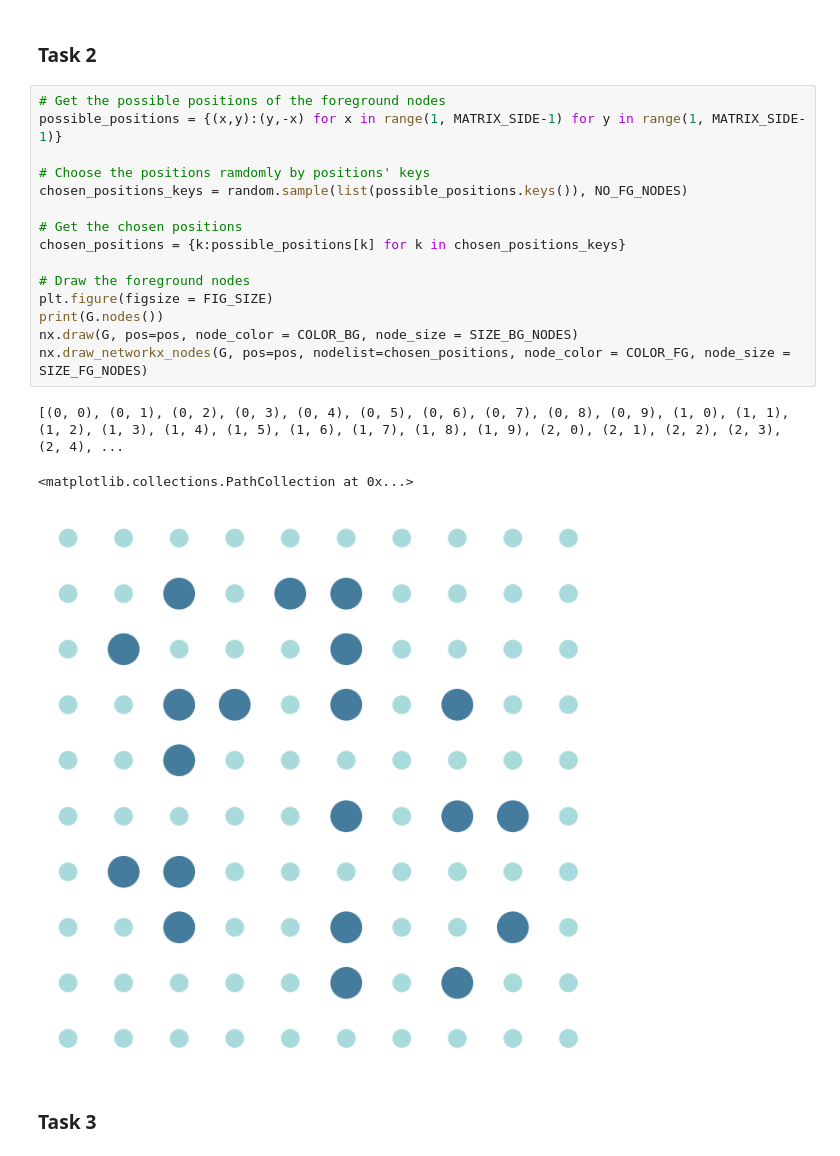
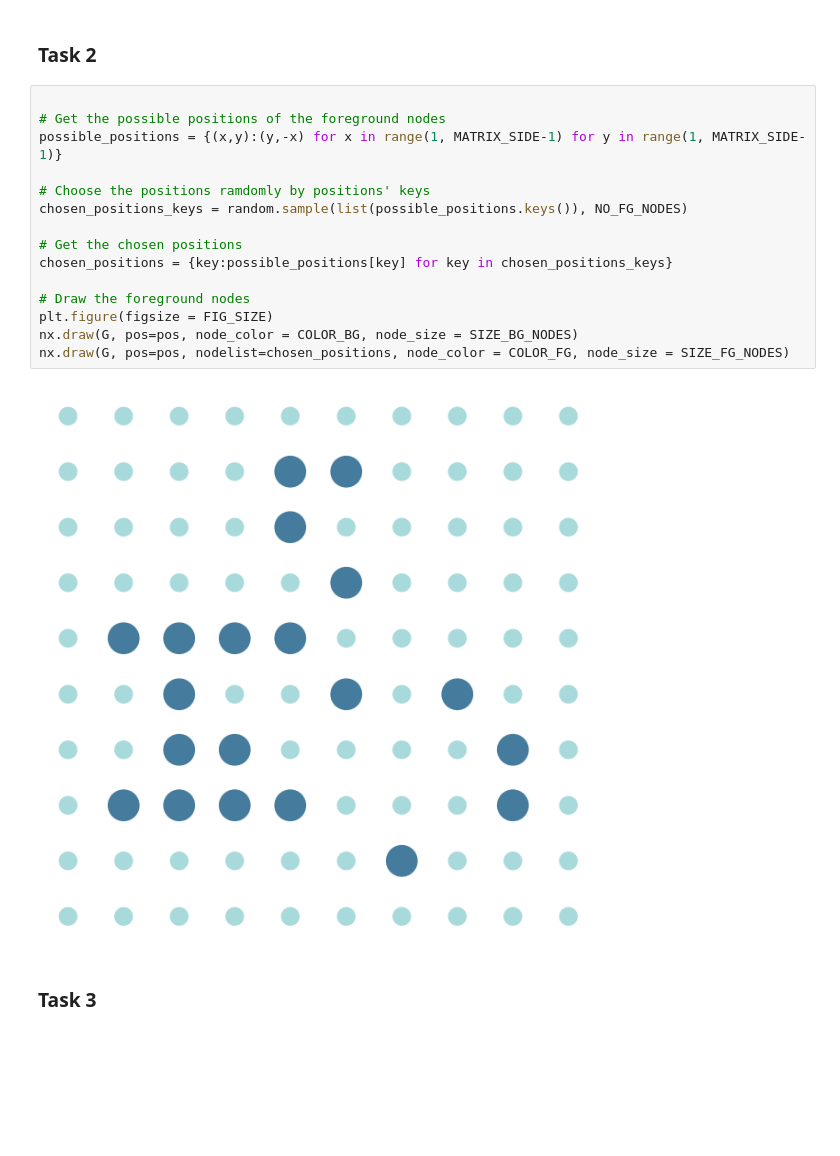
Before and after one commit to congrendai/CW2_for_computer_programing, a Jupyter notebook: CW2_A2.ipynb, the cells around one changed output. Saved outputs shown, nothing was run; the diff lists cells and outputs as text; blank space fills up the shorter version.

```diff
--- a/CW2_A2.ipynb
+++ b/CW2_A2.ipynb
@@ -42,23 +42,21 @@ nx.draw(G, pos=pos, node_color = COLOR_BG, node_size = SIZE_BG_NODES)
 # %% [markdown]
 ### Task 2
 # %%
+
 # Get the possible positions of the foreground nodes
 possible_positions = {(x,y):(y,-x) for x in range(1, MATRIX_SIDE-1) for y in range(1, MATRIX_SIDE-1)}
 
 # Choose the positions ramdomly by positions' keys
 chosen_positions_keys = random.sample(list(possible_positions.keys()), NO_FG_NODES)
 
 # Get the chosen positions
-chosen_positions = {k:possible_positions[k] for k in chosen_positions_keys}
+chosen_positions = {key:possible_positions[key] for key in chosen_positions_keys}
 
 # Draw the foreground nodes
 plt.figure(figsize = FIG_SIZE)
-print(G.nodes())
 nx.draw(G, pos=pos, node_color = COLOR_BG, node_size = SIZE_BG_NODES)
-nx.draw_networkx_nodes(G, pos=pos, nodelist=chosen_positions, node_color = COLOR_FG, node_size = SIZE_FG_NODES)
+nx.draw(G, pos=pos, nodelist=chosen_positions, node_color = COLOR_FG, node_size = SIZE_FG_NODES)
 # %% [output]
-[(0, 0), (0, 1), (0, 2), (0, 3), (0, 4), (0, 5), (0, 6), (0, 7), (0, 8), (0, 9), (1, 0), (1, 1), (1, 2), (1, 3), (1, 4), (1, 5), (1, 6), (1, 7), (1, 8), (1, 9), (2, 0), (2, 1), (2, 2), (2, 3), (2, 4), ...
-<matplotlib.collections.PathCollection at 0x...>
-[figure, old version]
+[figure, new version]
 # %% [markdown]
 ### Task 3
```
Also changed, not shown: parts of 3 cells of this notebook, 7 other files.
